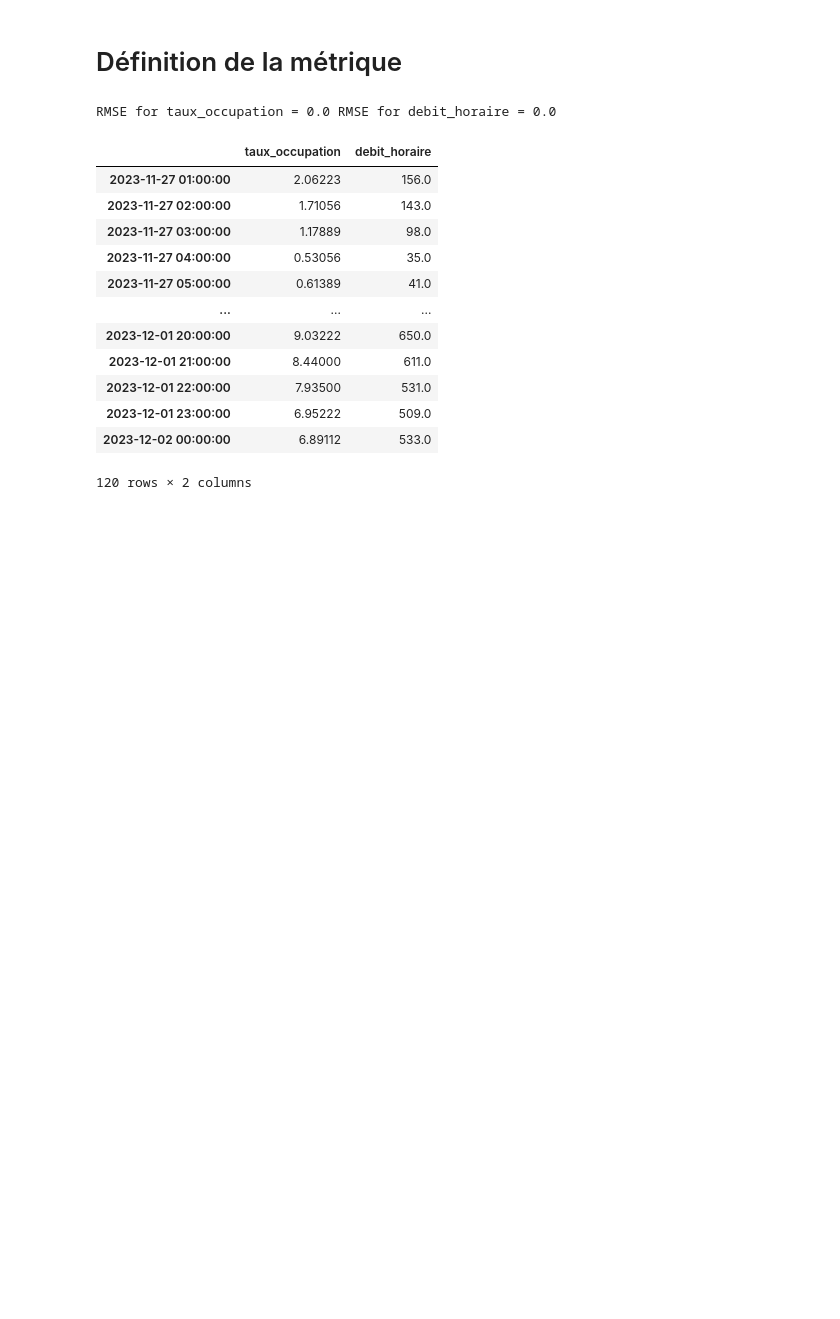
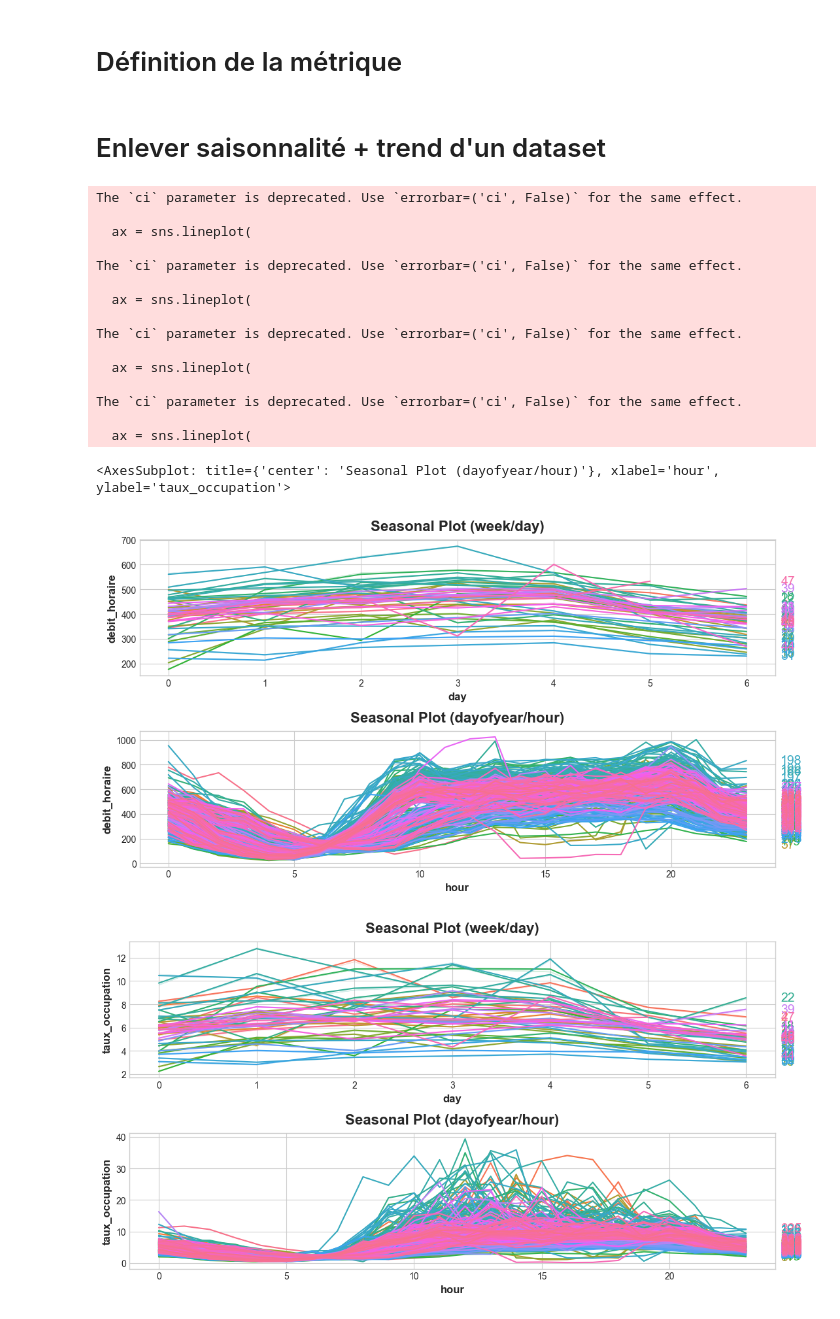
Before and after one commit to maceoduriez/Datathon_BCG_colissiMONSTRE, a Jupyter notebook: datathon_bcg/notebooks/Louis.ipynb, the cells around one changed output. Cells and saved outputs as stored; diff of their text form; code cells hidden in the pictures; blank space fills up the shorter version.

```diff
--- a/datathon_bcg/notebooks/Louis.ipynb
+++ b/datathon_bcg/notebooks/Louis.ipynb
@@ -608,20 +607,5 @@ df = conserver_dernieres_lignes(df)
-# %%
-metrique_rmse(df, arc_id='sts')
-# %% [output]
-RMSE for taux_occupation = 0.0 RMSE for debit_horaire = 0.0
-# %%
-df
-# %% [output]
-|  | taux_occupation | debit_horaire |
-| 2023-11-27 01:00:00 | 2.06223 | 156.0 |
-| 2023-11-27 02:00:00 | 1.71056 | 143.0 |
-| 2023-11-27 03:00:00 | 1.17889 | 98.0 |
-| 2023-11-27 04:00:00 | 0.53056 | 35.0 |
-| 2023-11-27 05:00:00 | 0.61389 | 41.0 |
-| ... | ... | ... |
-| 2023-12-01 20:00:00 | 9.03222 | 650.0 |
-| 2023-12-01 21:00:00 | 8.44000 | 611.0 |
-| 2023-12-01 22:00:00 | 7.93500 | 531.0 |
-| 2023-12-01 23:00:00 | 6.95222 | 509.0 |
-| 2023-12-02 00:00:00 | 6.89112 | 533.0 |
-120 rows × 2 columns
+# %% [markdown]
+# Enlever saisonnalité + trend d'un dataset
+# %%
+df=traiter_donnees(pd.read_csv(r"C:\Users\louis\OneDrive\Documents\CS\BCG Datathon\Datathon_BCG_colissiMONSTRE\datathon_bcg\data\sts_2023.csv", delimiter=';'), arc='sts')
+df=df.drop(columns=['Libelle','etat_arc'])
@@ -627,0 +616,36 @@ df
+# %%
+X = df.copy()
+
+# days within a week
+X["day"] = X.index.dayofweek  # the x-axis (freq)
+X["week"] = X.index.week  # the seasonal period (period)
+
+# days within a year
+X["dayofyear"] = X.index.dayofyear
+X["hour"] = X.index.hour
+fig, (ax0, ax1) = plt.subplots(2, 1, figsize=(11, 6))
+seasonal_plot(X, y='debit_horaire', period="week", freq="day", ax=ax0)
+seasonal_plot(X, y='debit_horaire', period="dayofyear", freq="hour", ax=ax1)
+
+fig, (ax0, ax1) = plt.subplots(2, 1, figsize=(11, 6))
+seasonal_plot(X, y='taux_occupation', period="week", freq="day", ax=ax0)
+seasonal_plot(X, y='taux_occupation', period="dayofyear", freq="hour", ax=ax1)
+# %% [output]
+The `ci` parameter is deprecated. Use `errorbar=('ci', False)` for the same effect.
+
+  ax = sns.lineplot(
+
+The `ci` parameter is deprecated. Use `errorbar=('ci', False)` for the same effect.
+
+  ax = sns.lineplot(
+
+The `ci` parameter is deprecated. Use `errorbar=('ci', False)` for the same effect.
+
+  ax = sns.lineplot(
+
+The `ci` parameter is deprecated. Use `errorbar=('ci', False)` for the same effect.
+
+  ax = sns.lineplot(
+<AxesSubplot: title={'center': 'Seasonal Plot (dayofyear/hour)'}, xlabel='hour', ylabel='taux_occupation'>
+[figure, added]
+[figure, added]
```
Also changed, not shown: parts of 12 cells of this notebook.
